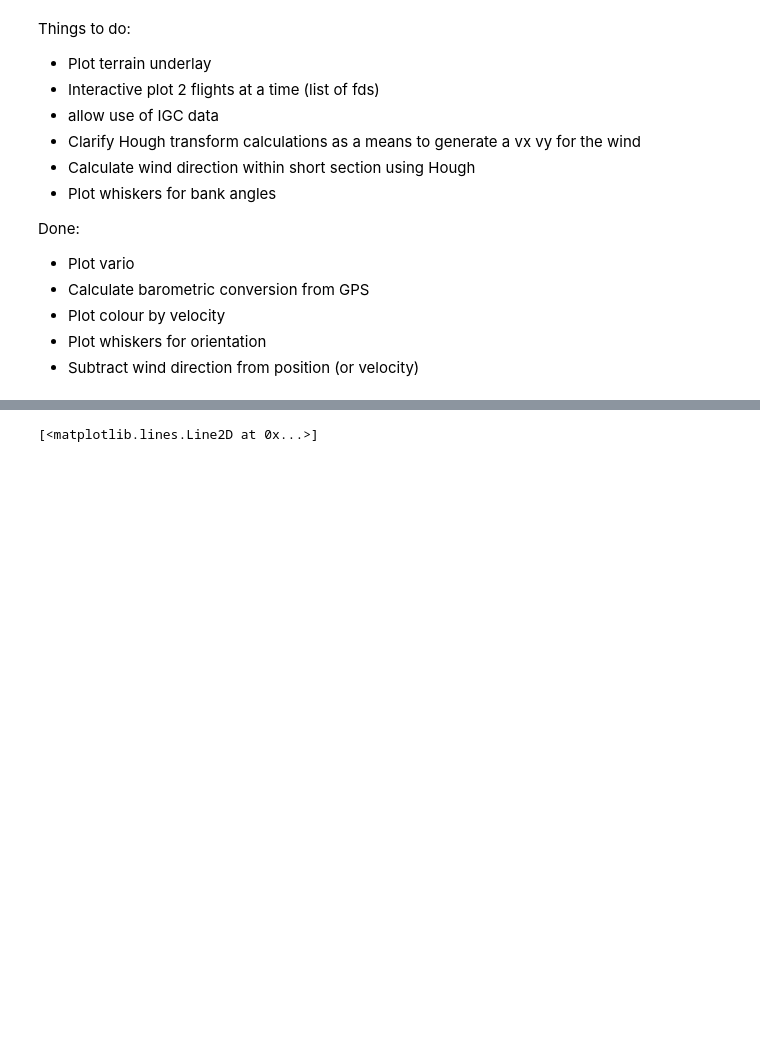
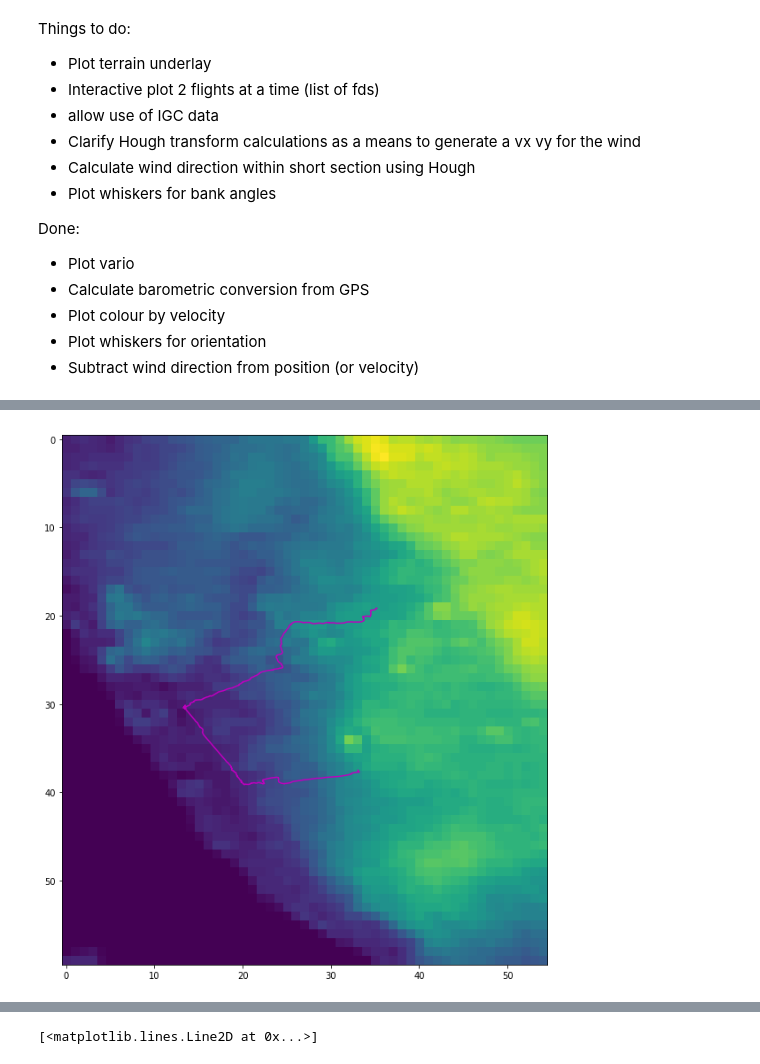
Before and after one commit to Future-Hangglider/hacktrack, a Jupyter notebook: display_function_development.ipynb, the cells around one changed output, grey strips where cells are left out. Saved outputs shown, nothing was run; the diff lists cells and outputs as text; code cells hidden in the pictures; blank space fills up the shorter version.

```diff
--- a/display_function_development.ipynb
+++ b/display_function_development.ipynb
@@ -44,0 +53,6 @@ clickables.plotinteractivegpstrack(fd)
+# %%
+tp = utils.TerrainPlot(fd.pQ, tiledirectory="/home/julian/hgstuff/hgtterrains")
+tp.plotterrain(plt)
+tp.plotgps(plt, fd.pQ, "m")
+# %% [output]
+[figure, added]
```
Also changed, not shown: parts of 3 cells of this notebook, 1 other file.
